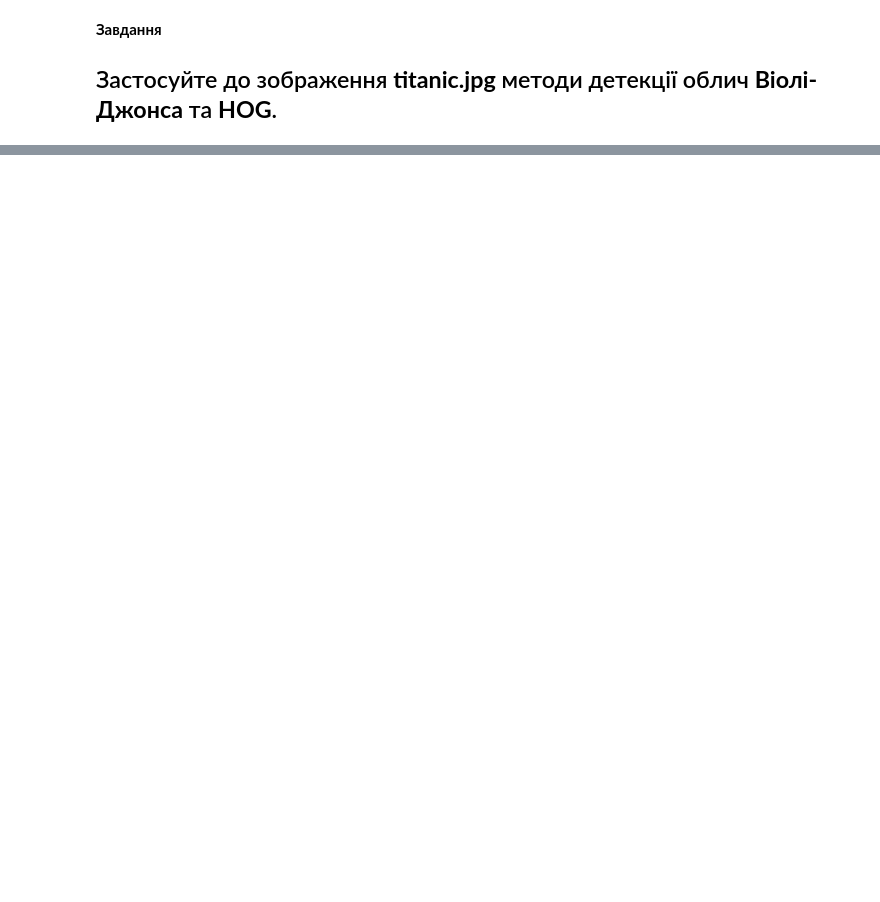
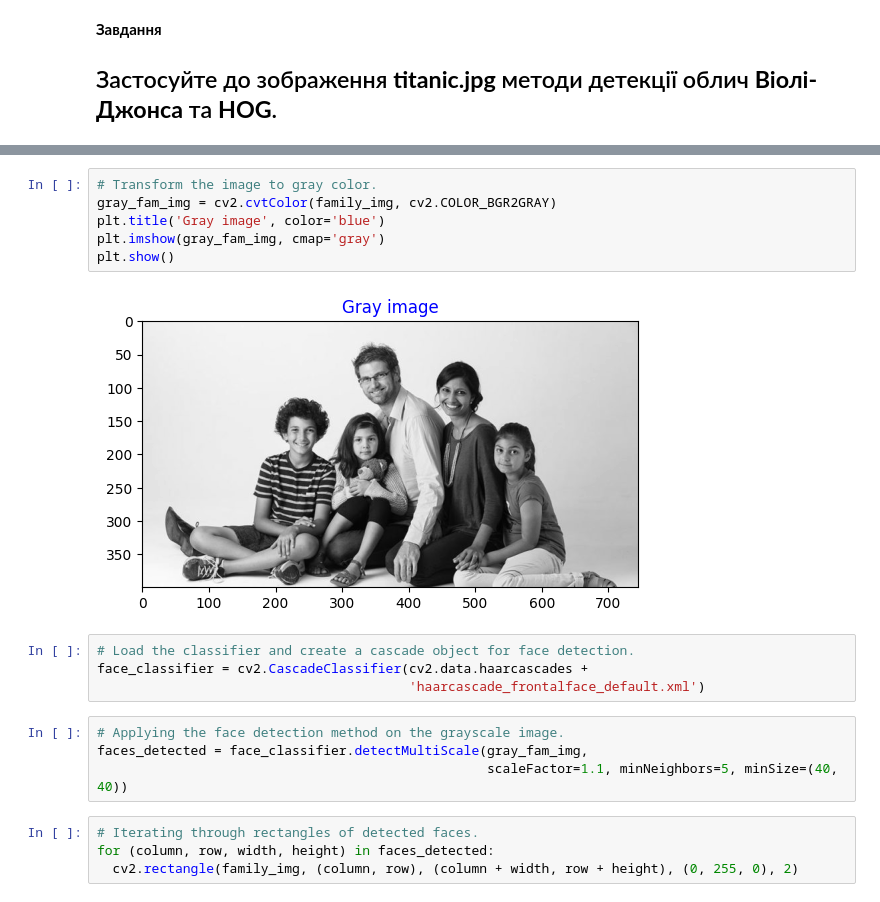
Before and after one commit to OleksiiHayvoronskyi/lesson_65, a Jupyter notebook: Lesson_65_Face_and_Object_Detection.ipynb, the cells around one changed output, grey strips where cells are left out. Drawn from its saved outputs; the diff is of its cells as text; blank space fills up the shorter version.

```diff
--- a/Lesson_65_Face_and_Object_Detection.ipynb
+++ b/Lesson_65_Face_and_Object_Detection.ipynb
@@ -13,0 +23,20 @@ import numpy as np
+# %%
+# Transform the image to gray color.
+gray_fam_img = cv2.cvtColor(family_img, cv2.COLOR_BGR2GRAY)
+plt.title('Gray image', color='blue')
+plt.imshow(gray_fam_img, cmap='gray')
+plt.show()
+# %% [output]
+[figure, added]
+# %%
+# Load the classifier and create a cascade object for face detection.
+face_classifier = cv2.CascadeClassifier(cv2.data.haarcascades +
+                                        'haarcascade_frontalface_default.xml')
+# %%
+# Applying the face detection method on the grayscale image.
+faces_detected = face_classifier.detectMultiScale(gray_fam_img,
+                                                  scaleFactor=1.1, minNeighbors=5, minSize=(40, 40))
+# %%
+# Iterating through rectangles of detected faces.
+for (column, row, width, height) in faces_detected:
+  cv2.rectangle(family_img, (column, row), (column + width, row + height), (0, 255, 0), 2)
```
Also changed, not shown: parts of 18 cells of this notebook.
